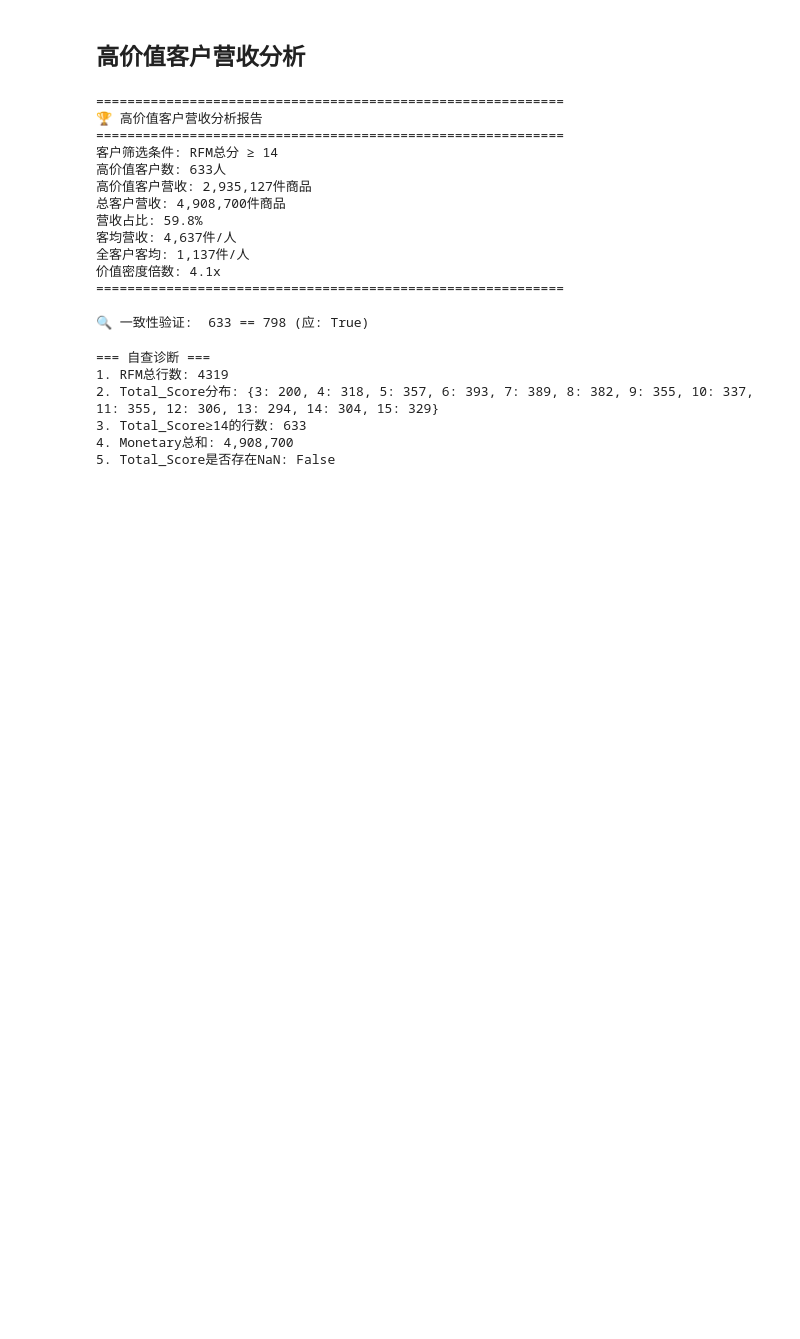
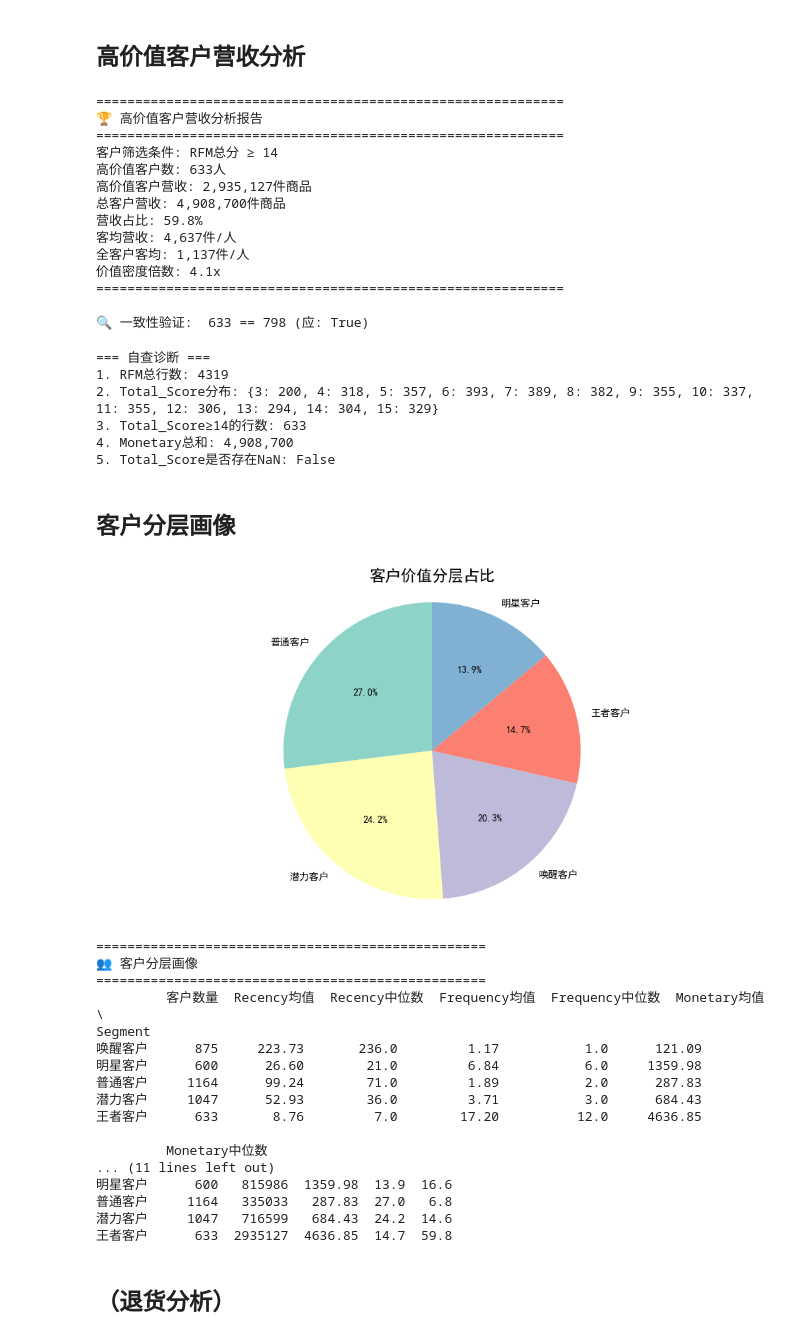
Before and after one commit to cqbzcl/rfm-analysis, a Jupyter notebook: 电商项目.ipynb, the cells around one changed output. Cells and saved outputs as stored; diff of their text form; code cells hidden in the pictures; blank space fills up the shorter version.

```diff
--- a/电商项目.ipynb
+++ b/电商项目.ipynb
@@ -113,6 +96,8 @@ memory usage: 33.1+ MB
 from datetime import datetime
 import pandas as pd
 
+# 第一步：清洗数据（核心修复！）
+df['InvoiceDate'] = pd.to_datetime(df['InvoiceDate'])  # ← 转换日期格式
 # === 第一步：计算每个客户的净销量（核心逻辑）===
 # 先不删除任何记录，先算总账
 customer_net = df.groupby('CustomerID')['Quantity'].sum()  # 净销量 = 正购买 - 退货
@@ -131,7 +116,7 @@ df_clean['CustomerID'] = df_clean['CustomerID'].astype(int)
 # === 第四步：计算RFM（基于净销量）===
 now = datetime(2011, 12, 10)
 
-rfm = df_clean.groupby('CustomerID').agg({
+rfm = df_clean.groupby('CustomerID',as_index=False).agg({
     'InvoiceDate': lambda x: (now - x.max()).days,
     'InvoiceNo': lambda x: x.nunique(),
     'Quantity': lambda x: x.sum()  # 这是净销量（已扣除所有退货）
@@ -553,3 +537,78 @@ print(f"5. Total_Score是否存在NaN: {rfm['Total_Score'].isnull().any()}")
 3. Total_Score≥14的行数: 633
 4. Monetary总和: 4,908,700
 5. Total_Score是否存在NaN: False
+# %% [markdown]
+## 客户分层画像
+# %%
+# ==================== 模块1：客户分层命名与画像（修正版） ====================
+
+# 定义分层规则
+def segment_customer(row):
+    score = row['Total_Score']
+    if score >= 14: return "王者客户"
+    elif score >= 12: return "明星客户"
+    elif score >= 9: return "潜力客户"
+    elif score >= 6: return "普通客户"
+    else: return "唤醒客户"
+
+rfm['Segment'] = rfm.apply(segment_customer, axis=1)
+
+# 可视化：客户分层占比
+plt.figure(figsize=(12, 6))
+segment_counts = rfm['Segment'].value_counts()
+plt.pie(segment_counts.values, labels=segment_counts.index, autopct='%1.1f%%',
+        colors=sns.color_palette("Set3", len(segment_counts)), startangle=90)
+plt.title('客户价值分层占比', fontsize=16, fontweight='bold')
+plt.axis('equal')
+plt.savefig('customer_segments_pie.png', dpi=300)
+plt.show()
+
+# 输出画像（✅ 修复KeyError：重置索引）
+print("\n" + "="*50)
+print("👥 客户分层画像")
+print("="*50)
+
+# 方法1：重置索引（推荐）
+rfm_reset = rfm.reset_index()
+segment_profile = rfm_reset.groupby('Segment').agg(
+    客户数量=('CustomerID', 'count'),
+    Recency均值=('Recency', 'mean'),
+    Recency中位数=('Recency', 'median'),
+    Frequency均值=('Frequency', 'mean'),
+    Frequency中位数=('Frequency', 'median'),
+    Monetary均值=('Monetary', 'mean'),
+    Monetary中位数=('Monetary', 'median')
+).round(2)
+print(segment_profile)
+
+# 计算各层贡献度
+print("\n💎 各分层价值贡献度")
+contribution = rfm_reset.groupby('Segment').agg(
+    客户数量=('CustomerID', 'count'),
+    总销量=('Monetary', 'sum'),
+    平均客单价=('Monetary', 'mean')
+).round(2)
+contribution['客户占比'] = (contribution['客户数量'] / len(rfm_reset) * 100).round(1)
+contribution['销量占比'] = (contribution['总销量'] / rfm_reset['Monetary'].sum() * 100).round(1)
+print(contribution)
+# %% [output]
+[figure, added]
+==================================================
+👥 客户分层画像
+==================================================
+         客户数量  Recency均值  Recency中位数  Frequency均值  Frequency中位数  Monetary均值  \
+Segment
+唤醒客户      875     223.73       236.0         1.17           1.0      121.09
+明星客户      600      26.60        21.0         6.84           6.0     1359.98
+普通客户     1164      99.24        71.0         1.89           2.0      287.83
+潜力客户     1047      52.93        36.0         3.71           3.0      684.43
+王者客户      633       8.76         7.0        17.20          12.0     4636.85
+
+         Monetary中位数
+... (11 lines left out)
+明星客户      600   815986  1359.98  13.9  16.6
+普通客户     1164   335033   287.83  27.0   6.8
+潜力客户     1047   716599   684.43  24.2  14.6
+王者客户      633  2935127  4636.85  14.7  59.8
+# %% [markdown]
+## （退货分析）
```
Also changed, not shown: parts of 29 cells of this notebook, 1 other file.
